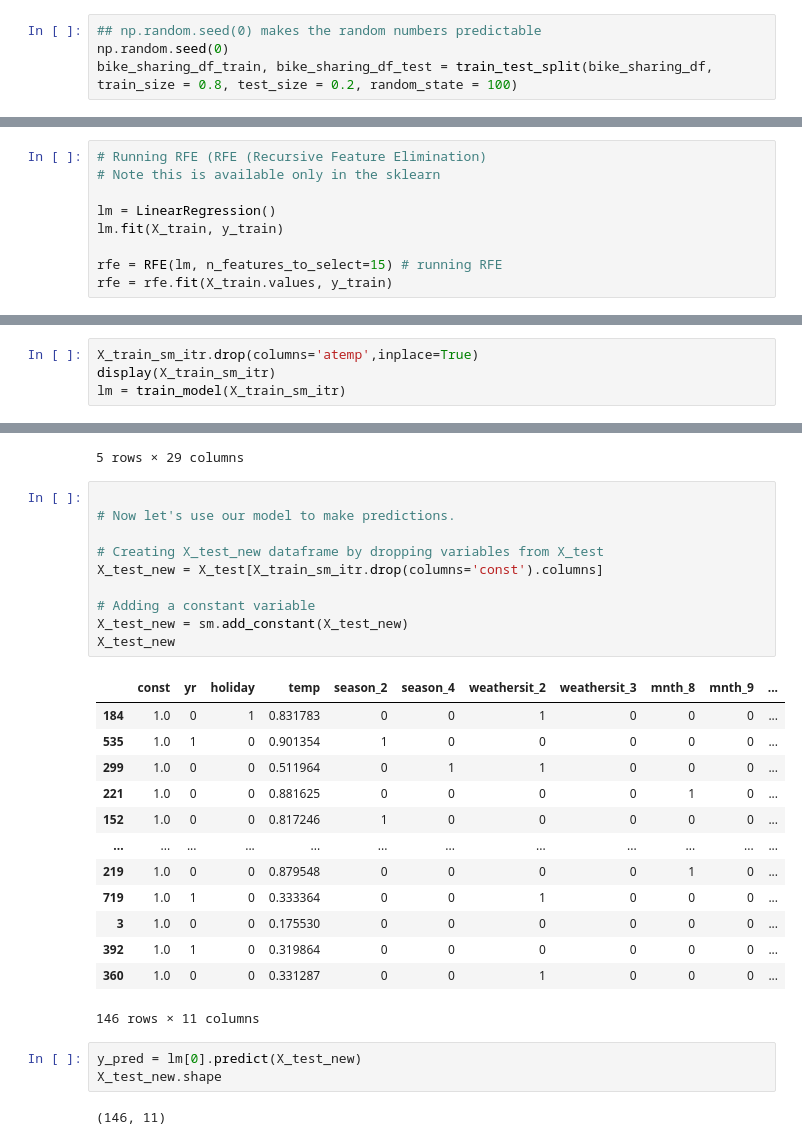
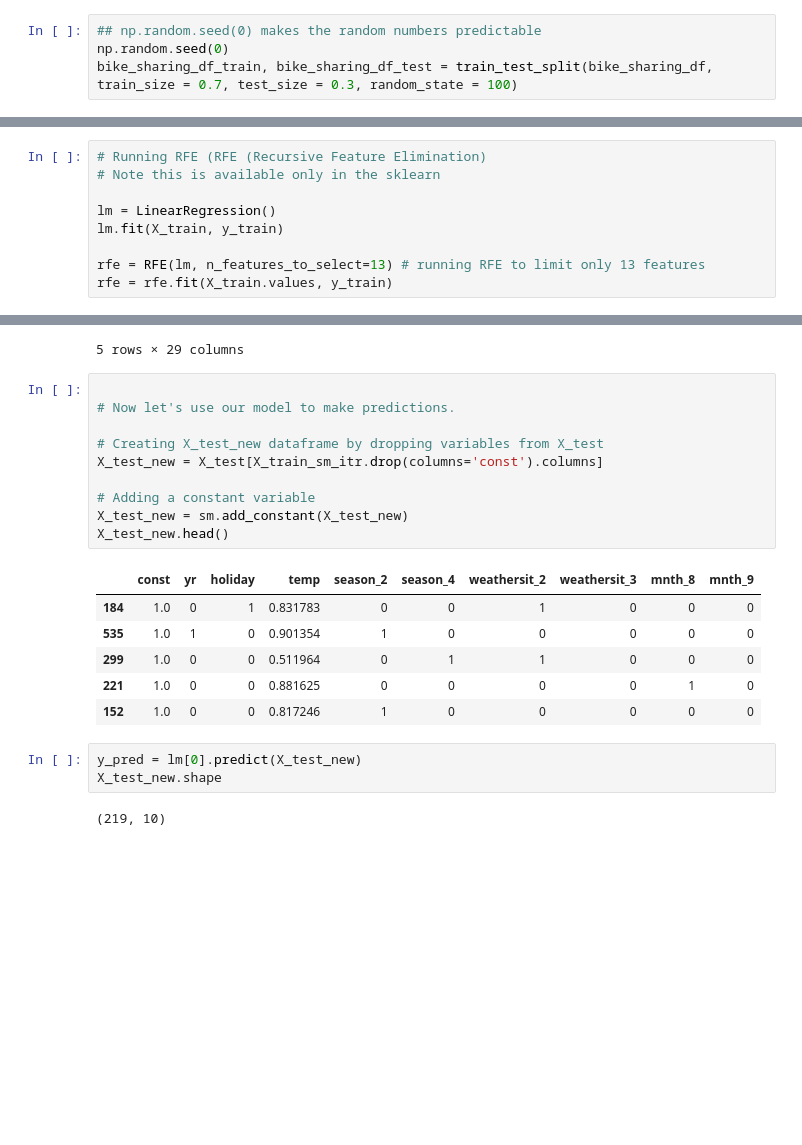
Before and after one commit to shajivmasters/Bike_sharing_draft, a Jupyter notebook: BikeSharing_Assignment_Draft_v1.ipynb, the cells around one changed output, grey strips where cells are left out. Drawn from its saved outputs; the diff is of its cells as text; blank space fills up the shorter version.

```diff
--- a/BikeSharing_Assignment_Draft_v1.ipynb
+++ b/BikeSharing_Assignment_Draft_v1.ipynb
@@ -392,7 +392,7 @@ bike_sharing_df.shape
 # %%
 ## np.random.seed(0) makes the random numbers predictable
 np.random.seed(0)
-bike_sharing_df_train, bike_sharing_df_test = train_test_split(bike_sharing_df, train_size = 0.8, test_size = 0.2, random_state = 100)
+bike_sharing_df_train, bike_sharing_df_test = train_test_split(bike_sharing_df, train_size = 0.7, test_size = 0.3, random_state = 100)
 # %%
 bike_sharing_df_train.head()
 # %% [output]
@@ -458,7 +458,7 @@ print(X_train.shape)
 lm = LinearRegression()
 lm.fit(X_train, y_train)
 
-rfe = RFE(lm, n_features_to_select=15) # running RFE
+rfe = RFE(lm, n_features_to_select=13) # running RFE to limit only 13 features
 rfe = rfe.fit(X_train.values, y_train)
 # %%
 list(zip(X_train.columns,rfe.support_,rfe.ranking_))
@@ -609,4 +607,0 @@ Notes:
-# %%
-X_train_sm_itr.drop(columns='atemp',inplace=True)
-display(X_train_sm_itr)
-lm = train_model(X_train_sm_itr)
@@ -1098,32 +1010,25 @@ X_test.head()
 # %%
 
 # Now let's use our model to make predictions.
 
 # Creating X_test_new dataframe by dropping variables from X_test
 X_test_new = X_test[X_train_sm_itr.drop(columns='const').columns]
 
 # Adding a constant variable
 X_test_new = sm.add_constant(X_test_new)
-X_test_new
+X_test_new.head()
 # %% [output]
-|  | const | yr | holiday | temp | season_2 | season_4 | weathersit_2 | weathersit_3 | mnth_8 | mnth_9 | ... |
-| 184 | 1.0 | 0 | 1 | 0.831783 | 0 | 0 | 1 | 0 | 0 | 0 | ... |
-| 535 | 1.0 | 1 | 0 | 0.901354 | 1 | 0 | 0 | 0 | 0 | 0 | ... |
-| 299 | 1.0 | 0 | 0 | 0.511964 | 0 | 1 | 1 | 0 | 0 | 0 | ... |
-| 221 | 1.0 | 0 | 0 | 0.881625 | 0 | 0 | 0 | 0 | 1 | 0 | ... |
-| 152 | 1.0 | 0 | 0 | 0.817246 | 1 | 0 | 0 | 0 | 0 | 0 | ... |
-| ... | ... | ... | ... | ... | ... | ... | ... | ... | ... | ... | ... |
-| 219 | 1.0 | 0 | 0 | 0.879548 | 0 | 0 | 0 | 0 | 1 | 0 | ... |
-| 719 | 1.0 | 1 | 0 | 0.333364 | 0 | 0 | 1 | 0 | 0 | 0 | ... |
-| 3 | 1.0 | 0 | 0 | 0.175530 | 0 | 0 | 0 | 0 | 0 | 0 | ... |
-| 392 | 1.0 | 1 | 0 | 0.319864 | 0 | 0 | 0 | 0 | 0 | 0 | ... |
-| 360 | 1.0 | 0 | 0 | 0.331287 | 0 | 0 | 1 | 0 | 0 | 0 | ... |
+|  | const | yr | holiday | temp | season_2 | season_4 | weathersit_2 | weathersit_3 | mnth_8 | mnth_9 |
+| 184 | 1.0 | 0 | 1 | 0.831783 | 0 | 0 | 1 | 0 | 0 | 0 |
+| 535 | 1.0 | 1 | 0 | 0.901354 | 1 | 0 | 0 | 0 | 0 | 0 |
+| 299 | 1.0 | 0 | 0 | 0.511964 | 0 | 1 | 1 | 0 | 0 | 0 |
+| 221 | 1.0 | 0 | 0 | 0.881625 | 0 | 0 | 0 | 0 | 1 | 0 |
+| 152 | 1.0 | 0 | 0 | 0.817246 | 1 | 0 | 0 | 0 | 0 | 0 |
-146 rows × 11 columns
 # %%
 y_pred = lm[0].predict(X_test_new)
 X_test_new.shape
 # %% [output]
-(146, 11)
+(219, 10)
 # %%
 # Plotting y_test and y_pred to understand the spread.
 fig = plt.figure()
```
Also changed, not shown: parts of 41 cells of this notebook, 1 other file.
